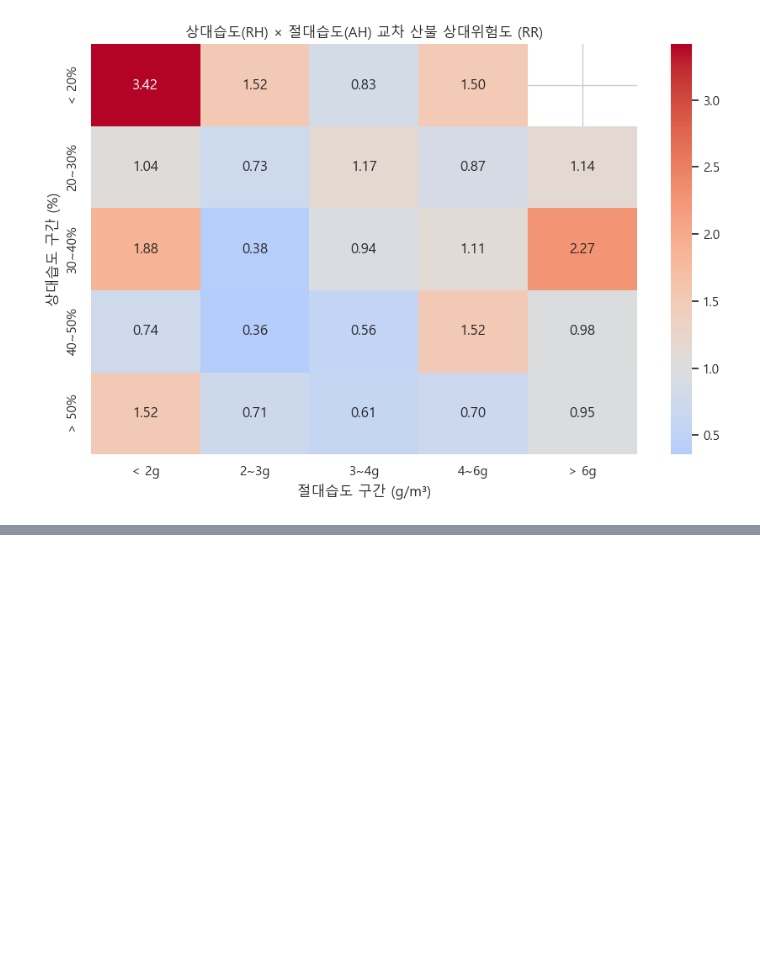
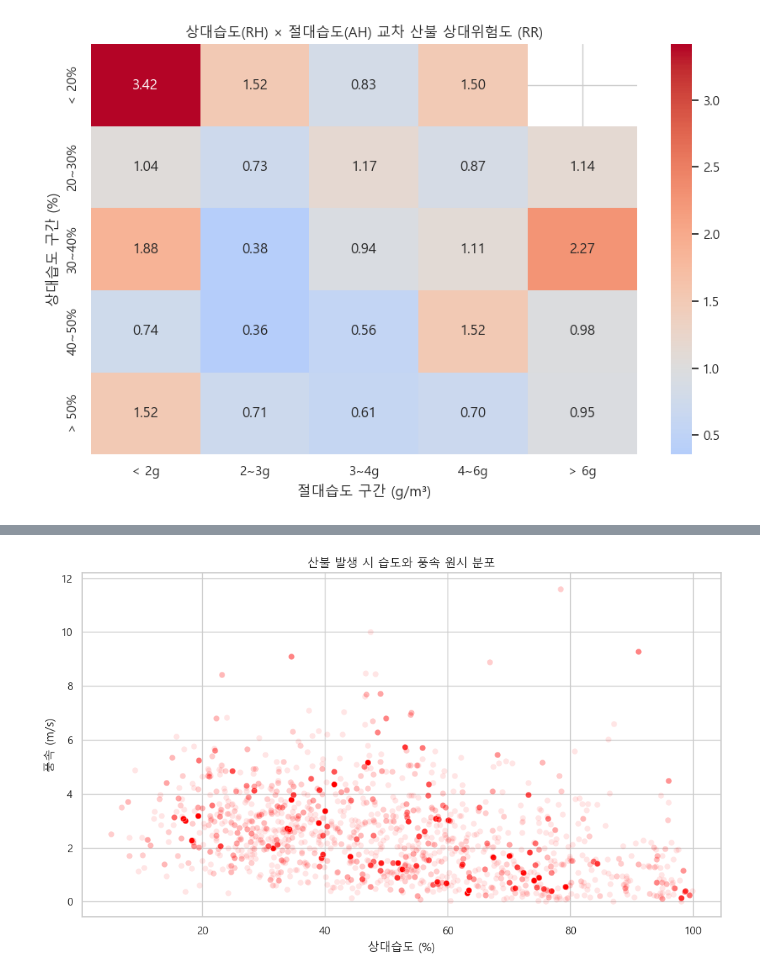
Before and after one commit to Max-JI64/farm-system-public-02, a Jupyter notebook: jsw/강원_재_EDA/Step3_산불발생_선행기상및국지임계치_심화분석.ipynb, the cells around one changed output, grey strips where cells are left out. Cells and saved outputs as stored; diff of their text form; code cells hidden in the pictures; blank space fills up the shorter version.

```diff
--- a/jsw/강원_재_EDA/Step3_산불발생_선행기상및국지임계치_심화분석.ipynb
+++ b/jsw/강원_재_EDA/Step3_산불발생_선행기상및국지임계치_심화분석.ipynb
@@ -1202,0 +1206,99 @@ plt.show()
+# %%
+
+import pandas as pd
+import numpy as np
+import matplotlib.pyplot as plt
+import seaborn as sns
+from scipy.ndimage import gaussian_filter
+
+print("데이터 로드 및 조인 중...")
+hw_indexed = hourly_weather.set_index(['기상셀ID', '일시']).sort_index()
+
+fire_data = []
+time_col = '기준시각' if '기준시각' in fire_matched.columns else '발생일시'
+
+for idx, row in fire_matched.iterrows():
+    cell = row['기상셀ID']
+    t = row[time_col]
+    if (cell, t) in hw_indexed.index:
+        w = hw_indexed.loc[(cell, t)]
+        if isinstance(w, pd.DataFrame): w = w.iloc[0]
+        fire_data.append({
+            '집단': '산불',
+            '습도': w['시점_습도_pct'],
+            '풍속': w['시점_풍속_m_s']
+        })
+
+ctrl_data = []
+for idx, row in matched_df.iterrows():
+    cell = row['대조_기상셀ID']
+    t = row['대조_일시']
+    if (cell, t) in hw_indexed.index:
+        w = hw_indexed.loc[(cell, t)]
+        if isinstance(w, pd.DataFrame): w = w.iloc[0]
+        ctrl_data.append({
+            '집단': '대조군',
+            '습도': w['시점_습도_pct'],
+            '풍속': w['시점_풍속_m_s']
+        })
+
+df_s3_10 = pd.DataFrame(fire_data + ctrl_data)
+df_s3_10.dropna(subset=['습도', '풍속'], inplace=True)
+
+# Binning
+hum_bins = np.arange(10, 101, 5) # 10~100%
+wind_bins = np.arange(0, 15, 1)  # 0~14m/s
+
+df_s3_10['습도_bin'] = pd.cut(df_s3_10['습도'], bins=hum_bins)
+df_s3_10['풍속_bin'] = pd.cut(df_s3_10['풍속'], bins=wind_bins)
+
+f_sub = df_s3_10[df_s3_10['집단'] == '산불']
+c_sub = df_s3_10[df_s3_10['집단'] == '대조군']
+
+pivot_f = pd.crosstab(f_sub['습도_bin'], f_sub['풍속_bin'])
+pivot_c = pd.crosstab(c_sub['습도_bin'], c_sub['풍속_bin'])
+
+# 인덱스/컬럼 일치화
+all_hum = pd.cut(hum_bins[:-1]+2.5, bins=hum_bins)
+all_wind = pd.cut(wind_bins[:-1]+0.5, bins=wind_bins)
+pivot_f = pivot_f.reindex(index=all_hum, columns=all_wind, fill_value=0)
+pivot_c = pivot_c.reindex(index=all_hum, columns=all_wind, fill_value=0)
+
+# 희소 데이터 방지를 위해 스무딩 적용 (Gaussian Filter)
+f_smooth = gaussian_filter(pivot_f.values.astype(float), sigma=1.0)
+c_smooth = gaussian_filter(pivot_c.values.astype(float), sigma=1.0)
+
+baseline_ratio = len(f_sub) / len(df_s3_10)
+
+total_smooth = f_smooth + c_smooth
+rr_smooth = np.zeros_like(total_smooth)
+mask = total_smooth > 2.0  # 신뢰 구간 필터 (샘플 극히 적은 구간 제외)
+rr_smooth[mask] = (f_smooth[mask] / total_smooth[mask]) / baseline_ratio
+rr_smooth[~mask] = np.nan
+
+# DataFrame 변환 (습도는 역순으로 정렬하여 위가 건조, 아래가 습함이 되도록 시각화)
+# plt의 heatmap 특성 상 인덱스 역순
+rr_df = pd.DataFrame(rr_smooth, index=[str(i) for i in all_hum], columns=[str(i) for i in all_wind])
+rr_df = rr_df.iloc[::-1]
+
+plt.figure(figsize=(10, 6))
+sns.scatterplot(data=f_sub, x='습도', y='풍속', alpha=0.1, color='red')
+plt.title('산불 발생 시 습도와 풍속 원시 분포')
+plt.xlabel('상대습도 (%)')
+plt.ylabel('풍속 (m/s)')
+plt.tight_layout()
+plt.savefig('outputs/Step3/plots/S3-10_hum_wind_scatter.png', dpi=150)
+plt.show()
+
+plt.figure(figsize=(12, 8))
+sns.heatmap(rr_df, cmap='RdYlBu_r', center=1.0, vmin=0, vmax=3, cbar_kws={'label': '상대 위험도 (RR)'}, annot=False)
+plt.title('습도 × 풍속 2D 스무딩 산불 위험도 Heatmap')
+plt.xlabel('풍속 구간 (m/s)')
+plt.ylabel('상대습도 구간 (%) - 위로 갈수록 건조')
+plt.tight_layout()
+plt.savefig('outputs/Step3/plots/S3-10_hum_wind_smoothed_rr.png', dpi=150)
+plt.show()
+
+rr_df.to_csv('outputs/Step3/tables/S3-10_hum_wind_smoothed_rr.csv', encoding='utf-8-sig')
+display(rr_df)
+# %% [output]
@@ -1202,0 +1306 @@ plt.show()
+[figure, added]
```
Also changed, not shown: parts of 2 cells of this notebook, 4 other files.
